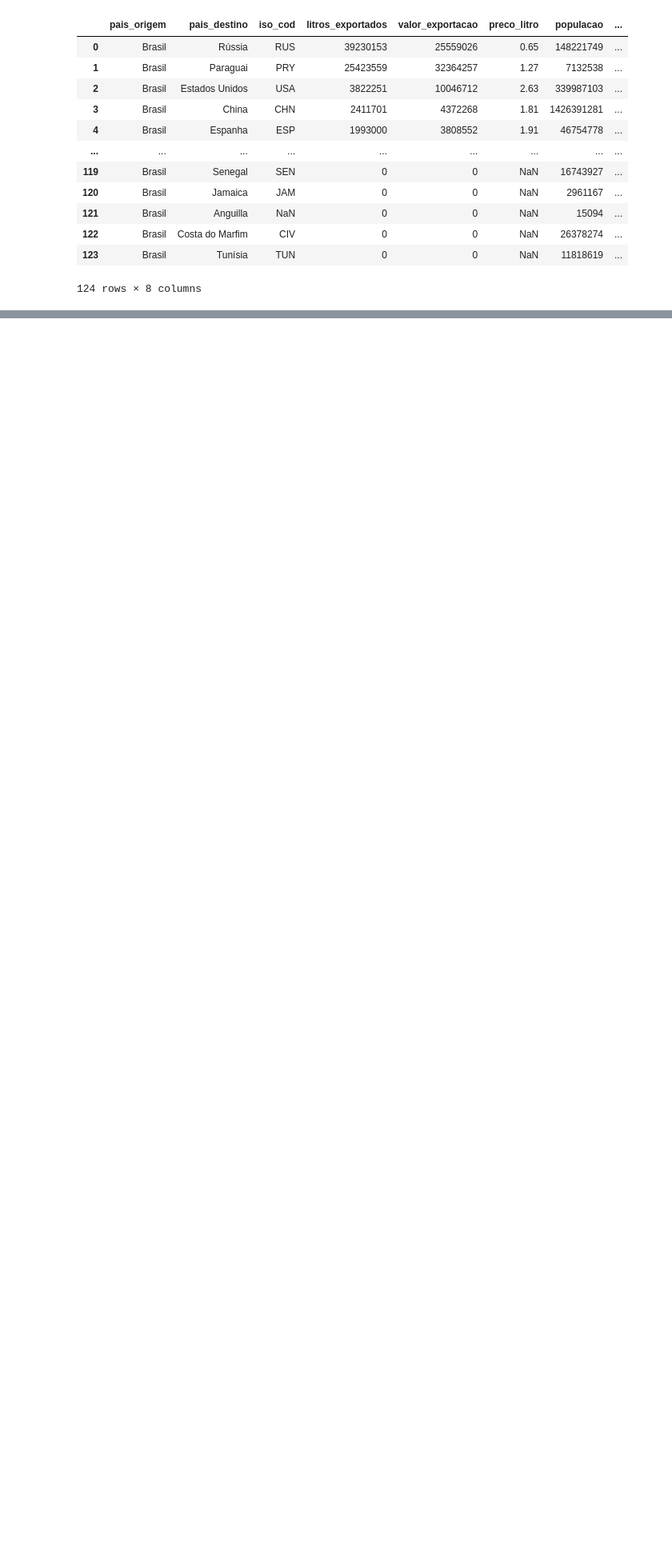
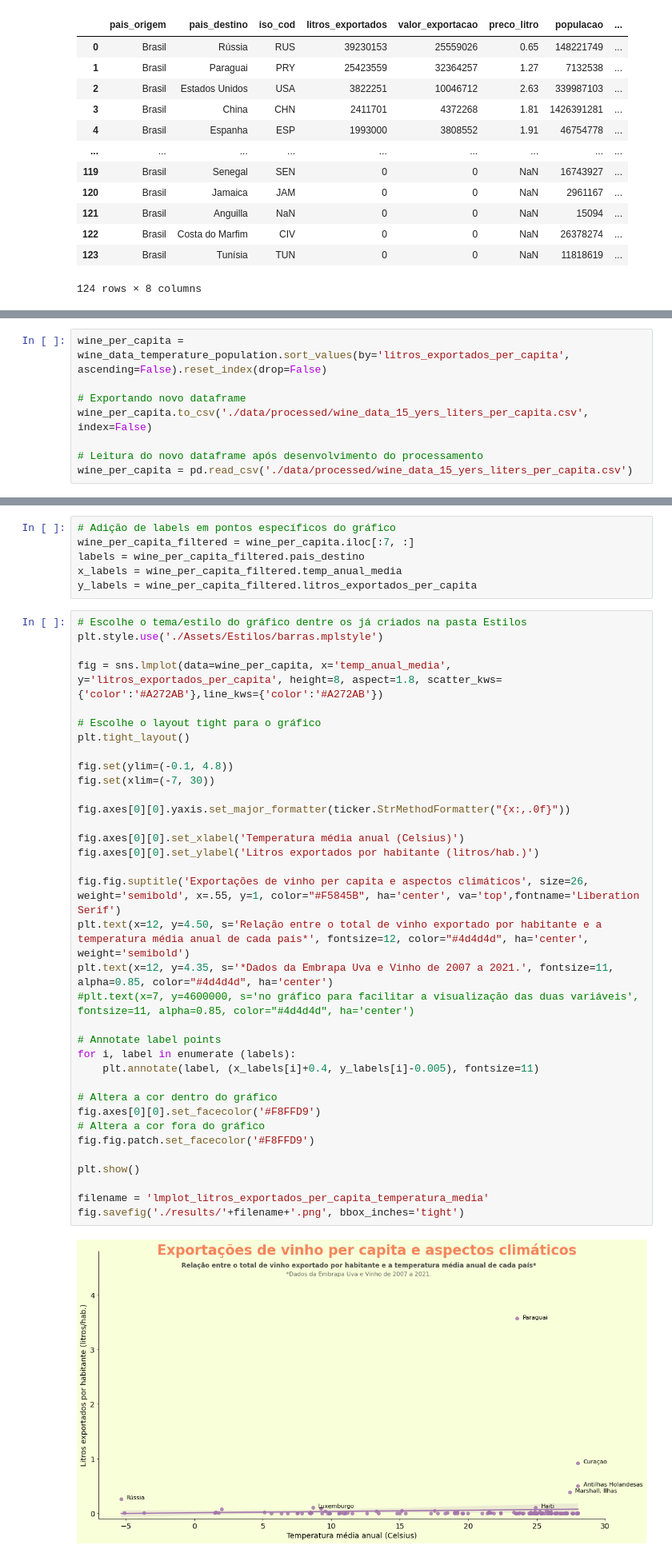
Before and after one commit to jackson-simionato/fase1_pos_tech_challenge_wine, a Jupyter notebook: fase 1 - tech challenge (vinhos).ipynb, the cells around one changed output, grey strips where cells are left out. Shown at 80% size. Cells and saved outputs as stored; diff of their text form; blank space fills up the shorter version.

Commit message:
lmplot liters per capita

```diff
--- a/fase 1 - tech challenge (vinhos).ipynb
+++ b/fase 1 - tech challenge (vinhos).ipynb
@@ -1096,0 +1144,8 @@ wine_data_temperature_population_milions.to_csv('./data/processed/wine_data_15_y
+# %%
+wine_per_capita = wine_data_temperature_population.sort_values(by='litros_exportados_per_capita', ascending=False).reset_index(drop=False)
+
+# Exportando novo dataframe
+wine_per_capita.to_csv('./data/processed/wine_data_15_yers_liters_per_capita.csv', index=False)
+
+# Leitura do novo dataframe após desenvolvimento do processamento
+wine_per_capita = pd.read_csv('./data/processed/wine_data_15_yers_liters_per_capita.csv')
@@ -1096,0 +1170,43 @@ wine_data_temperature_population_milions.to_csv('./data/processed/wine_data_15_y
+# %%
+# Adição de labels em pontos específicos do gráfico
+wine_per_capita_filtered = wine_per_capita.iloc[:7, :]
+labels = wine_per_capita_filtered.pais_destino
+x_labels = wine_per_capita_filtered.temp_anual_media
+y_labels = wine_per_capita_filtered.litros_exportados_per_capita
+# %%
+# Escolhe o tema/estilo do gráfico dentre os já criados na pasta Estilos
+plt.style.use('./Assets/Estilos/barras.mplstyle')
+
+fig = sns.lmplot(data=wine_per_capita, x='temp_anual_media', y='litros_exportados_per_capita', height=8, aspect=1.8, scatter_kws={'color':'#A272AB'},line_kws={'color':'#A272AB'})
+
+# Escolhe o layout tight para o gráfico
+plt.tight_layout()
+
+fig.set(ylim=(-0.1, 4.8))
+fig.set(xlim=(-7, 30))
+
+fig.axes[0][0].yaxis.set_major_formatter(ticker.StrMethodFormatter("{x:,.0f}"))
+
+fig.axes[0][0].set_xlabel('Temperatura média anual (Celsius)')
+fig.axes[0][0].set_ylabel('Litros exportados por habitante (litros/hab.)')
+
+fig.fig.suptitle('Exportações de vinho per capita e aspectos climáticos', size=26, weight='semibold', x=.55, y=1, color="#F5845B", ha='center', va='top',fontname='Liberation Serif')
+plt.text(x=12, y=4.50, s='Relação entre o total de vinho exportado por habitante e a temperatura média anual de cada país*', fontsize=12, color="#4d4d4d", ha='center', weight='semibold')
+plt.text(x=12, y=4.35, s='*Dados da Embrapa Uva e Vinho de 2007 a 2021.', fontsize=11, alpha=0.85, color="#4d4d4d", ha='center')
+#plt.text(x=7, y=4600000, s='no gráfico para facilitar a visualização das duas variáveis', fontsize=11, alpha=0.85, color="#4d4d4d", ha='center')
+
+# Annotate label points
+for i, label in enumerate (labels):
+    plt.annotate(label, (x_labels[i]+0.4, y_labels[i]-0.005), fontsize=11)
+
+# Altera a cor dentro do gráfico
+fig.axes[0][0].set_facecolor('#F8FFD9')
+# Altera a cor fora do gráfico
+fig.fig.patch.set_facecolor('#F8FFD9')
+
+plt.show()
+
+filename = 'lmplot_litros_exportados_per_capita_temperatura_media'
+fig.savefig('./results/'+filename+'.png', bbox_inches='tight')
+# %% [output]
+[figure, added]
```
Also changed, not shown: parts of 10 cells of this notebook, 4 other files.
